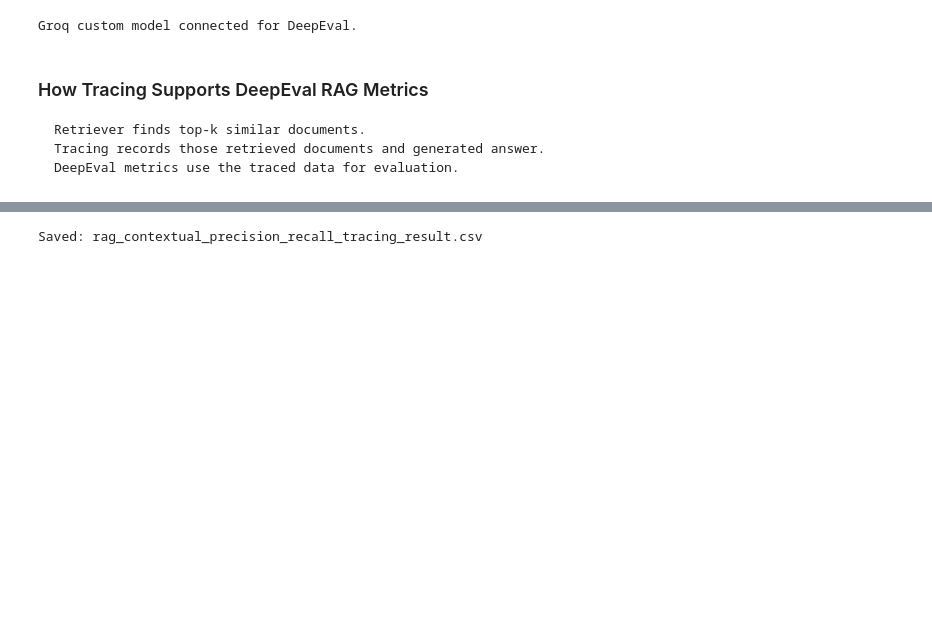
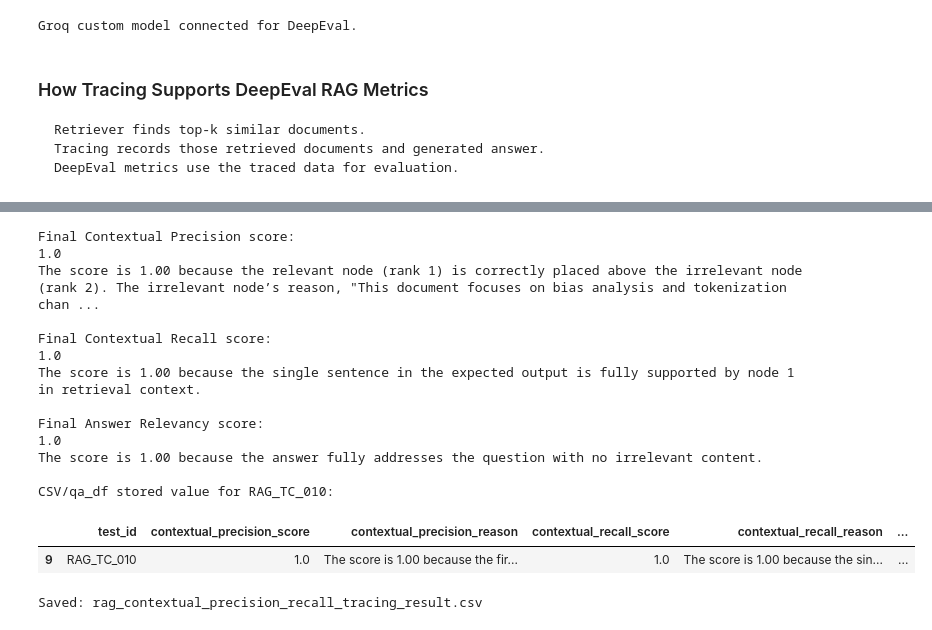
Before and after one commit to Raghul-source/rag-pipeline-evaluation, a Jupyter notebook: rag_pipeline_evaluation.ipynb, the cells around one changed output, grey strips where cells are left out. Cells and saved outputs as stored; diff of their text form; code cells hidden in the pictures; blank space fills up the shorter version.

```diff
--- a/rag_pipeline_evaluation.ipynb
+++ b/rag_pipeline_evaluation.ipynb
@@ -1651,3 +1486,48 @@ display(
+# %%
+# Debug: check final metric object values after evals_iterator finished
+
+print("Final Contextual Precision score:")
+print(contextual_precision_metric.score)
+print(contextual_precision_metric.reason)
+
+print("\nFinal Contextual Recall score:")
+print(contextual_recall_metric.score)
+print(contextual_recall_metric.reason)
+
+print("\nFinal Answer Relevancy score:")
+print(answer_relevancy_metric.score)
+print(answer_relevancy_metric.reason)
+
+print("\nCSV/qa_df stored value for RAG_TC_010:")
+display(
+    qa_df[qa_df["test_id"] == "RAG_TC_010"][
+        [
+            "test_id",
+            "contextual_precision_score",
+            "contextual_precision_reason",
+            "contextual_recall_score",
+            "contextual_recall_reason",
+            "answer_relevancy_score",
+            "answer_relevancy_reason"
+        ]
+    ]
+)
+# %% [output]
+Final Contextual Precision score:
+1.0
+The score is 1.00 because the relevant node (rank 1) is correctly placed above the irrelevant node (rank 2). The irrelevant node’s reason, "This document focuses on bias analysis and tokenization chan ...
+
+Final Contextual Recall score:
+1.0
+The score is 1.00 because the single sentence in the expected output is fully supported by node 1 in retrieval context.
+
+Final Answer Relevancy score:
+1.0
+The score is 1.00 because the answer fully addresses the question with no irrelevant content.
+
+CSV/qa_df stored value for RAG_TC_010:
+|  | test_id | contextual_precision_score | contextual_precision_reason | contextual_recall_score | contextual_recall_reason | ... |
+| 9 | RAG_TC_010 | 1.0 | The score is 1.00 because the fir... | 1.0 | The score is 1.00 because the sin... | ... |
 # %%
 # Save and download final RAG metric evaluation result
 
```
Also changed, not shown: parts of 9 cells of this notebook, 1 other file.
